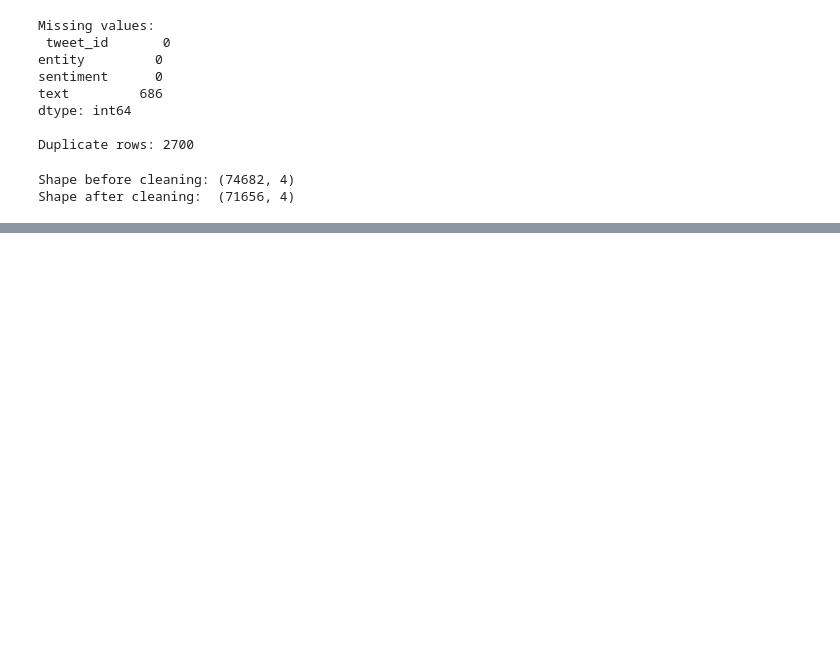
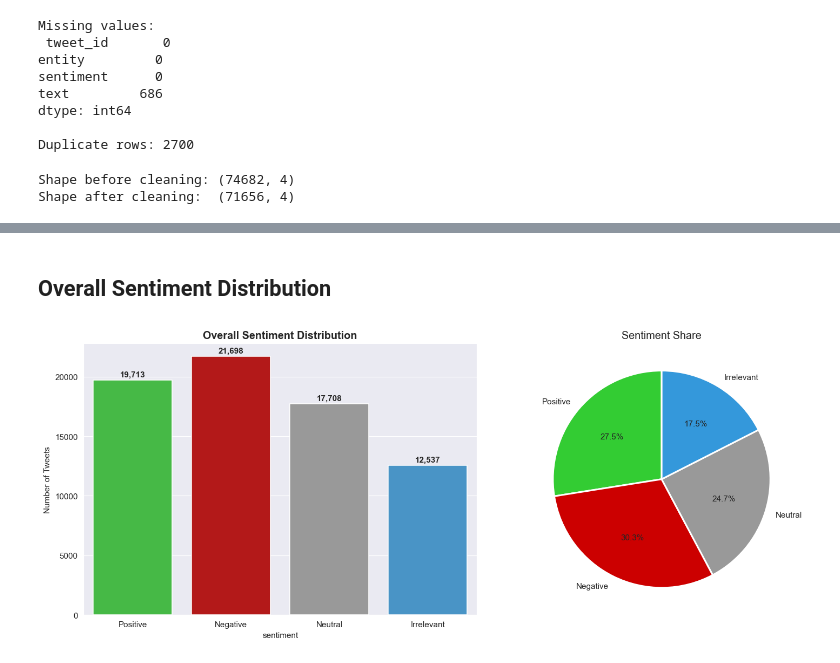
Before and after one commit to rajchachad17/PRODIGY_DS_04, a Jupyter notebook: Task_04.ipynb, the cells around one changed output, grey strips where cells are left out. Cells and saved outputs as stored; diff of their text form; code cells hidden in the pictures; blank space fills up the shorter version.

Commit message:
Add overall sentiment distribution and entity-wise sentiment breakdown

```diff
--- a/Task_04.ipynb
+++ b/Task_04.ipynb
@@ -64,0 +94,26 @@ Shape after cleaning:  (71656, 4)
+# %% [markdown]
+## Overall Sentiment Distribution
+# %%
+sentiment_order = ['Positive', 'Negative', 'Neutral', 'Irrelevant']
+palette = {'Positive': '#33cc33', 'Negative': '#cc0000', 'Neutral': '#999999', 'Irrelevant': '#3498db'}
+
+fig, axes = plt.subplots(1, 2, figsize=(14, 5.5))
+
+counts = df_clean['sentiment'].value_counts().reindex(sentiment_order)
+sns.barplot(x=counts.index, y=counts.values, hue=counts.index,
+            palette=palette, legend=False, ax=axes[0])
+
+axes[0].set_title('Overall Sentiment Distribution', fontsize=13, fontweight='bold')
+axes[0].set_ylabel('Number of Tweets')
+for i, v in enumerate(counts.values):
+    axes[0].text(i, v + 300, f'{v:,}', ha='center', fontweight='bold')
+
+axes[1].pie(counts.values, labels=counts.index, autopct='%1.1f%%',
+            colors=[palette[s] for s in counts.index], startangle=90,
+            wedgeprops={'edgecolor': 'white', 'linewidth': 2})
+axes[1].set_title('Sentiment Share', fontsize=13, fontweight='light')
+
+plt.tight_layout()
+plt.show()
+# %% [output]
+[figure, added]
```
Also changed, not shown: parts of 8 cells of this notebook.
